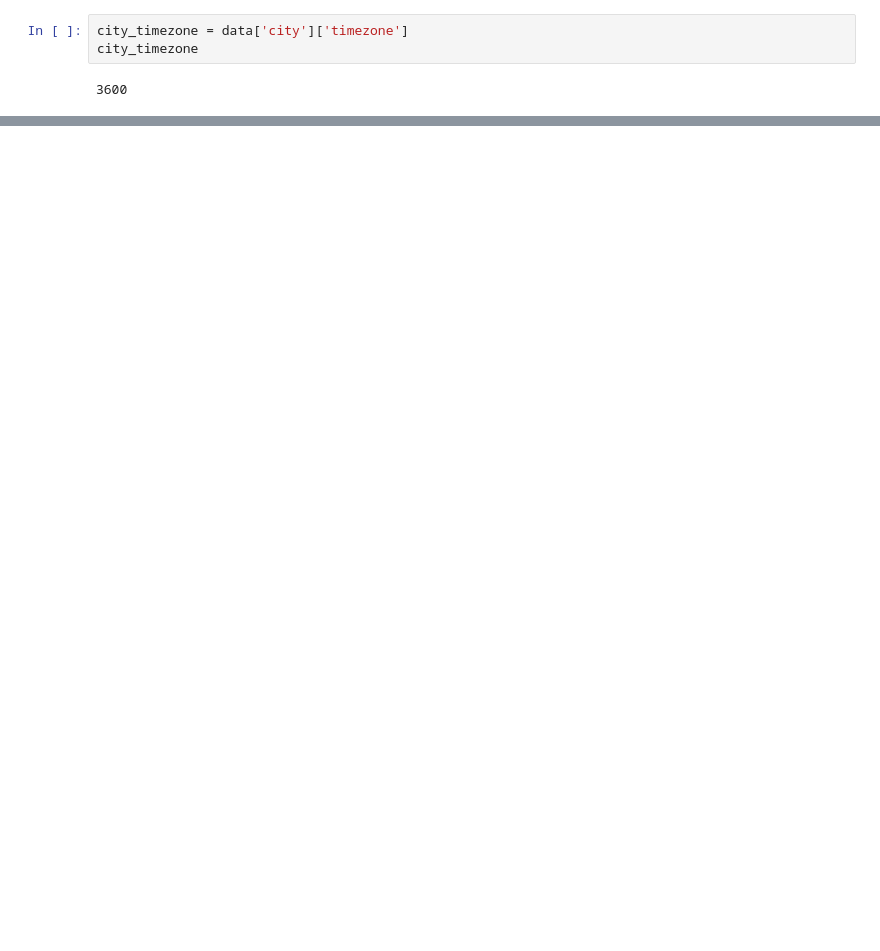
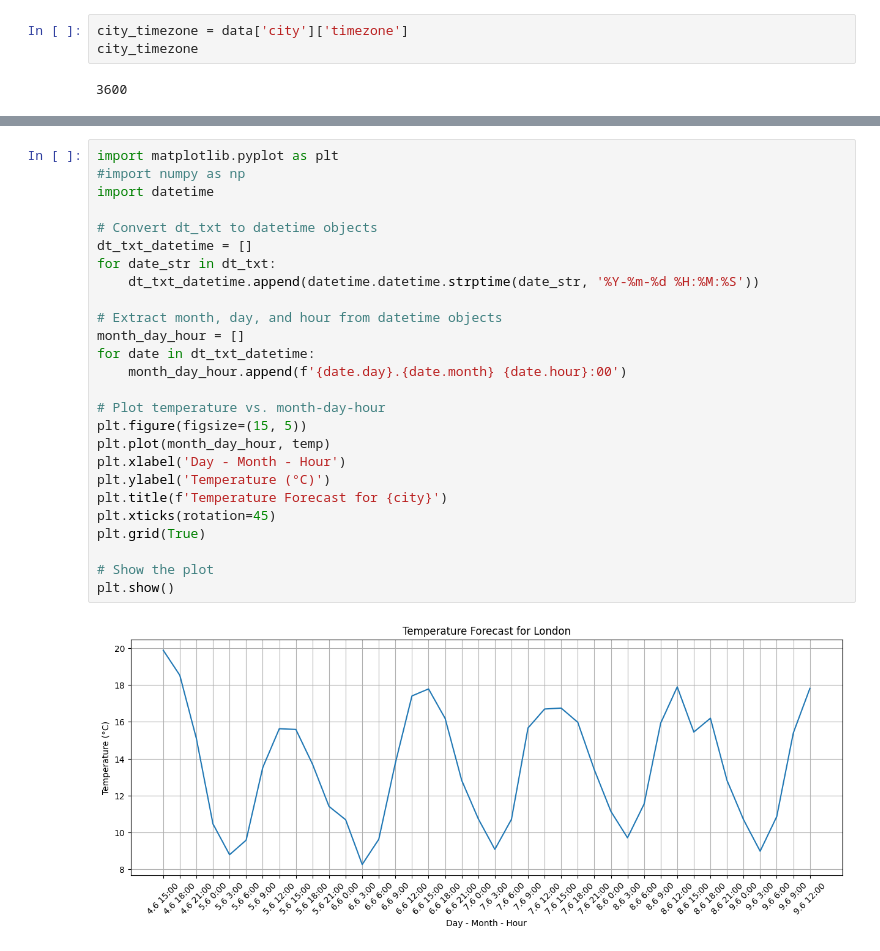
Before and after one commit to IlyaZutler/Project-OpenWeather, a Jupyter notebook: beginings.ipynb, the cells around one changed output, grey strips where cells are left out. Saved outputs shown, nothing was run; the diff lists cells and outputs as text; blank space fills up the shorter version.

```diff
--- a/beginings.ipynb
+++ b/beginings.ipynb
@@ -124 +151,29 @@ print(description)
+# %%
+import matplotlib.pyplot as plt
+#import numpy as np
+import datetime
+
+# Convert dt_txt to datetime objects
+dt_txt_datetime = []
+for date_str in dt_txt:
+    dt_txt_datetime.append(datetime.datetime.strptime(date_str, '%Y-%m-%d %H:%M:%S'))
+
+# Extract month, day, and hour from datetime objects
+month_day_hour = []
+for date in dt_txt_datetime:
+    month_day_hour.append(f'{date.day}.{date.month} {date.hour}:00')
+
+# Plot temperature vs. month-day-hour
+plt.figure(figsize=(15, 5))
+plt.plot(month_day_hour, temp)
+plt.xlabel('Day - Month - Hour')
+plt.ylabel('Temperature (°C)')
+plt.title(f'Temperature Forecast for {city}')
+plt.xticks(rotation=45)
+plt.grid(True)
+
+# Show the plot
+plt.show()
+# %% [output]
+[figure, added]
 # %%
```
Also changed, not shown: parts of 16 cells of this notebook.
